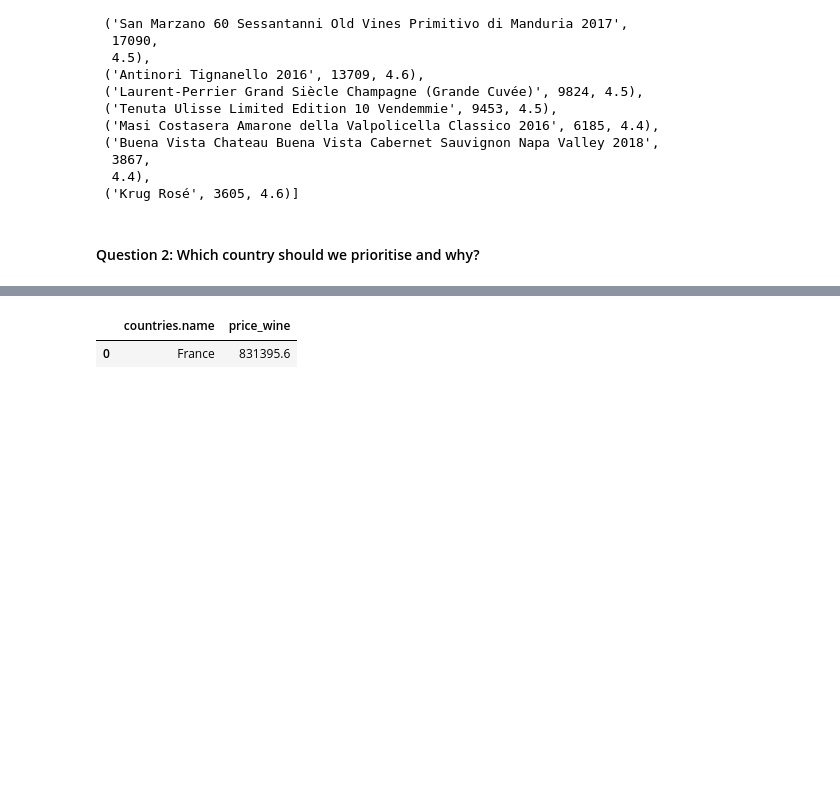
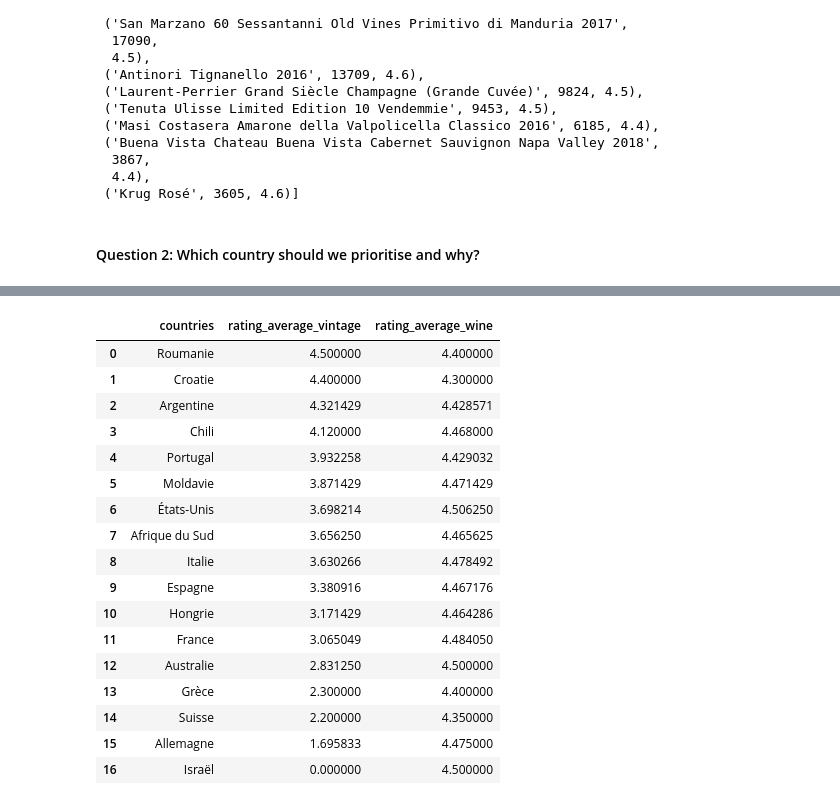
Before and after one commit to JonathanRabbi/Vivinio.Project, a Jupyter notebook: vivinio_jonathan.ipynb, the cells around one changed output, grey strips where cells are left out. Saved outputs shown, nothing was run; the diff lists cells and outputs as text; code cells hidden in the pictures; blank space fills up the shorter version.

```diff
--- a/vivinio_jonathan.ipynb
+++ b/vivinio_jonathan.ipynb
@@ -193,28 +244,43 @@ df_3
 # %%
-query6 = """
+query7 = """
 SELECT
     countries.name,
-    SUM(price_euros)
+    AVG( vintages.ratings_average) AS average_rating_vintage,
+    AVG(wines.ratings_average) AS average_rating_wine
 
 FROM
-    vintage_toplists_rankings
-    JOIN vintages ON vintage_toplists_rankings.vintage_id = vintages.id
+    vintages
     JOIN wines ON vintages.wine_id = wines.id
     JOIN regions ON wines.region_id = regions.id
     JOIN countries ON regions.country_code = countries.code
-    JOIN keywords_wine ON wines.id = keywords_wine.wine_id
-    JOIN keywords ON keywords_wine.keyword_id = keywords.id
 
-WHERE keywords.name IN('coffee','toast','green apple','cream','citrus')
+GROUP BY countries.name
+ORDER BY average_rating_vintage DESC, average_rating_wine DESC;
 
-LIMIT 10;
 
     """
-cursor.execute(query6)
+cursor.execute(query7)
+
 data = cursor.fetchall()
-cols = ['countries.name','price_wine']
-df_3 = pd.DataFrame(data, columns=cols)
-df_3
+cols = ['countries', 'rating_average_vintage','rating_average_wine']
+df_2 = pd.DataFrame(data, columns=cols)
+df_2
 # %% [output]
-|  | countries.name | price_wine |
-| 0 | France | 831395.6 |
+|  | countries | rating_average_vintage | rating_average_wine |
+| 0 | Roumanie | 4.500000 | 4.400000 |
+| 1 | Croatie | 4.400000 | 4.300000 |
+| 2 | Argentine | 4.321429 | 4.428571 |
+| 3 | Chili | 4.120000 | 4.468000 |
+| 4 | Portugal | 3.932258 | 4.429032 |
+| 5 | Moldavie | 3.871429 | 4.471429 |
+| 6 | États-Unis | 3.698214 | 4.506250 |
+| 7 | Afrique du Sud | 3.656250 | 4.465625 |
+| 8 | Italie | 3.630266 | 4.478492 |
+| 9 | Espagne | 3.380916 | 4.467176 |
+| 10 | Hongrie | 3.171429 | 4.464286 |
+| 11 | France | 3.065049 | 4.484050 |
+| 12 | Australie | 2.831250 | 4.500000 |
+| 13 | Grèce | 2.300000 | 4.400000 |
+| 14 | Suisse | 2.200000 | 4.350000 |
+| 15 | Allemagne | 1.695833 | 4.475000 |
+| 16 | Israël | 0.000000 | 4.500000 |
```
Also changed, not shown: parts of 8 cells of this notebook.
